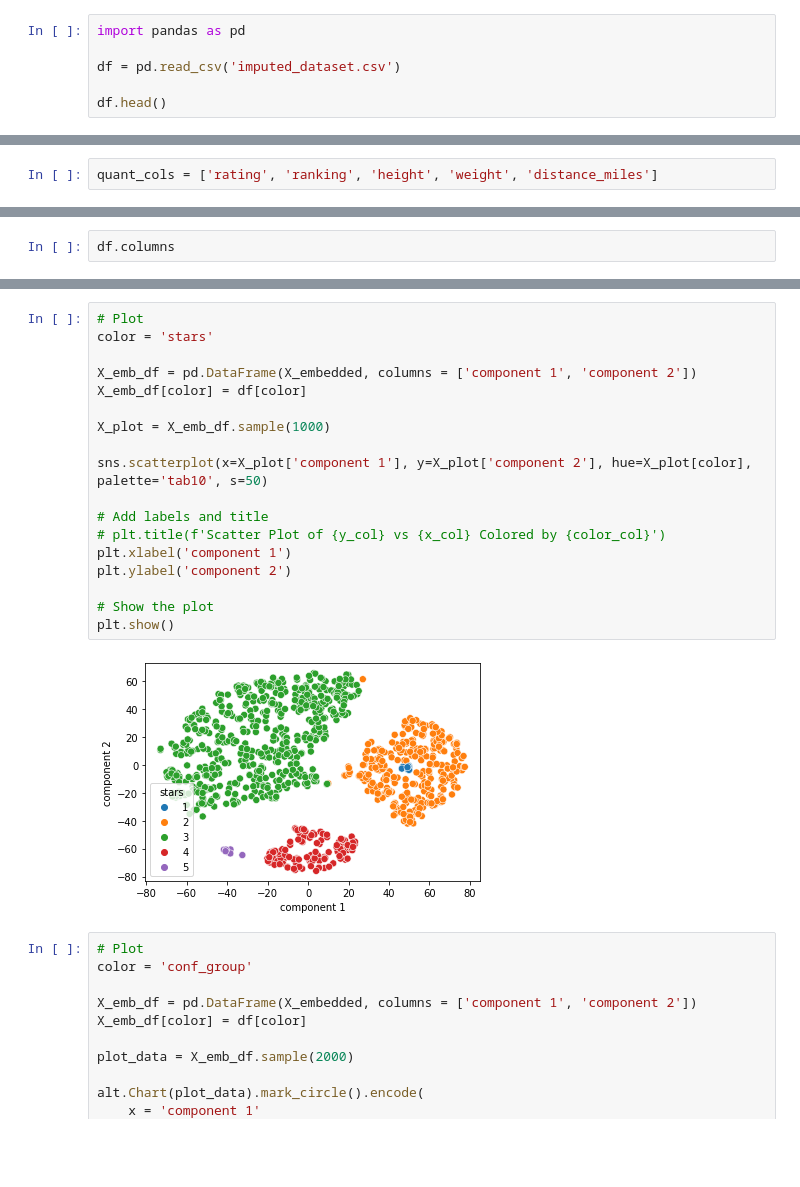
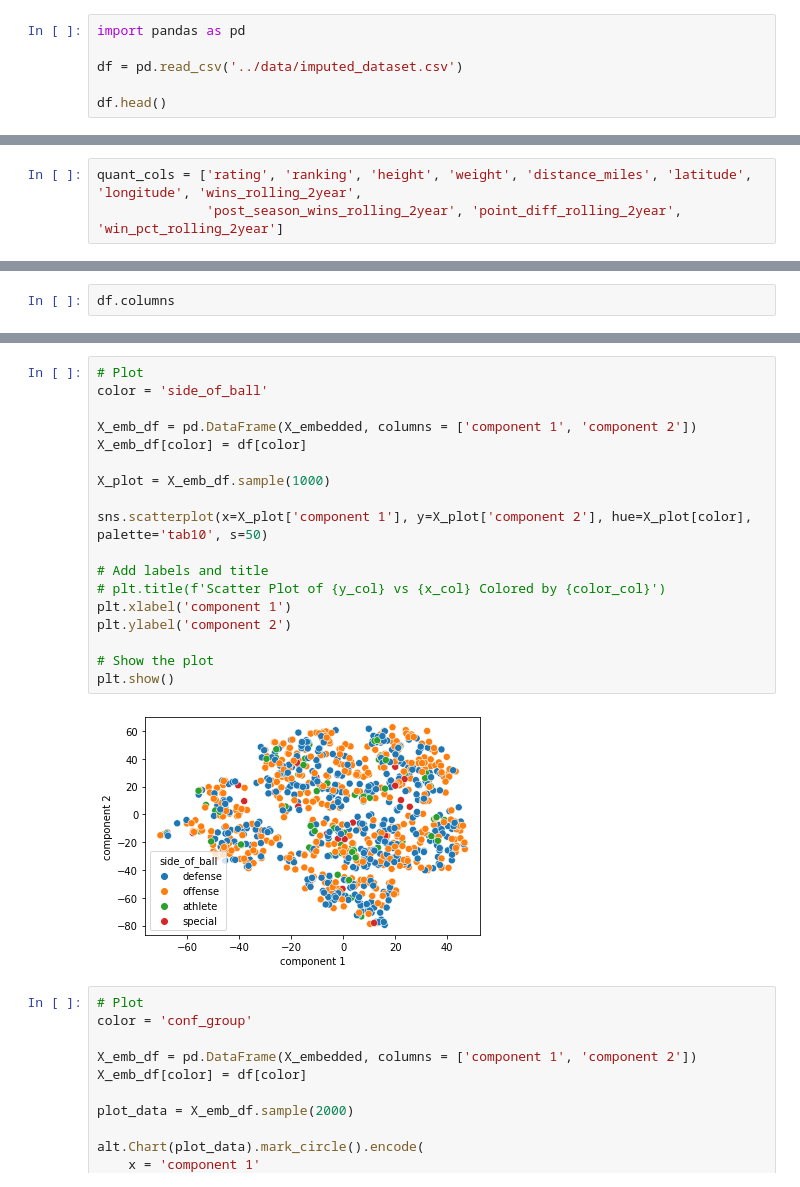
Before and after one commit to chrismca13/CFB_draft_propensity, a Jupyter notebook: notebooks/Unsupervised_expl.ipynb, the cells around one changed output, grey strips where cells are left out. Saved outputs shown, nothing was run; the diff lists cells and outputs as text; blank space fills up the shorter version.

```diff
--- a/notebooks/Unsupervised_expl.ipynb
+++ b/notebooks/Unsupervised_expl.ipynb
@@ -1,7 +1,7 @@
 # %%
 import pandas as pd
 
-df = pd.read_csv('imputed_dataset.csv')
+df = pd.read_csv('../data/imputed_dataset.csv')
 
 df.head()
 # %% [output]
@@ -19,4 +20,5 @@ conference_group = {'SEC': 'power_5', 'Big Ten': 'power_5', 'ACC': 'power_5', 'B
 
 df["conf_group"] = df["conference"].map(conference_group)
 # %%
-quant_cols = ['rating', 'ranking', 'height', 'weight', 'distance_miles']
+quant_cols = ['rating', 'ranking', 'height', 'weight', 'distance_miles', 'latitude', 'longitude', 'wins_rolling_2year',
+              'post_season_wins_rolling_2year', 'point_diff_rolling_2year', 'win_pct_rolling_2year']
@@ -92,23 +96,23 @@ df.columns
 # %%
 # Plot
-color = 'stars'
+color = 'side_of_ball'
 
 X_emb_df = pd.DataFrame(X_embedded, columns = ['component 1', 'component 2'])
 X_emb_df[color] = df[color]
 
 X_plot = X_emb_df.sample(1000)
 
 sns.scatterplot(x=X_plot['component 1'], y=X_plot['component 2'], hue=X_plot[color], palette='tab10', s=50)
 
 # Add labels and title
 # plt.title(f'Scatter Plot of {y_col} vs {x_col} Colored by {color_col}')
 plt.xlabel('component 1')
 plt.ylabel('component 2')
 
 # Show the plot
 plt.show()
 # %% [output]
-[figure, old version]
+[figure, new version]
 # %%
 # Plot
 color = 'conf_group'
```
Also changed, not shown: parts of 5 cells of this notebook.
